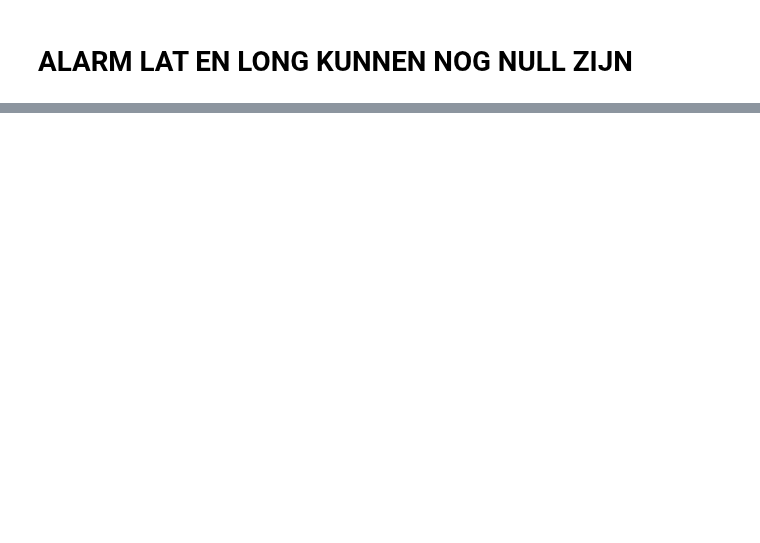
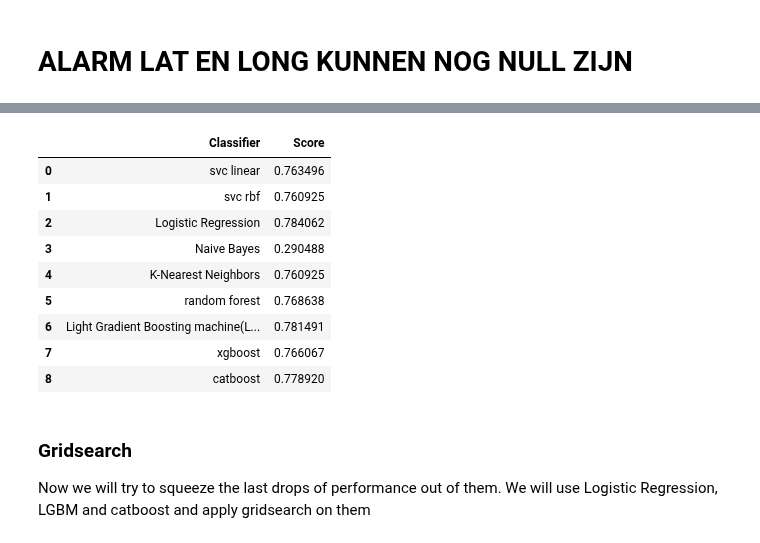
Before and after one commit to hikmatelhaj/machine-learning-project, a Jupyter notebook: sprint2raman2.ipynb, the cells around one changed output, grey strips where cells are left out. Drawn from its saved outputs; the diff is of its cells as text; code cells hidden in the pictures; blank space fills up the shorter version.

```diff
--- a/sprint2raman2.ipynb
+++ b/sprint2raman2.ipynb
@@ -357,0 +639,6 @@ X=np.concatenate((oh_cities,mh_encodings[0],mh_encodings[1],mh_encodings[2],mh_e
+# %%
+clf=RandomForestClassifier(300)
+clf.fit(X_train,y_train)
+mscore=clf.score(X_test,y_test)
+print("The score is: ",mscore)
+scores_list.append(mscore)
@@ -357,0 +649,6 @@ X=np.concatenate((oh_cities,mh_encodings[0],mh_encodings[1],mh_encodings[2],mh_e
+# %%
+clf=LGBMClassifier(random_state=0)
+clf.fit(X_train,y_train)
+mscore=clf.score(X_test,y_test)
+print("The score is: ",mscore)
+scores_list.append(mscore)
@@ -357,0 +659,6 @@ X=np.concatenate((oh_cities,mh_encodings[0],mh_encodings[1],mh_encodings[2],mh_e
+# %%
+clf=XGBClassifier(use_label_encoder=False,random_state=0)
+clf.fit(X_train,y_train)
+mscore=clf.score(X_test,y_test)
+print("The score is: ",mscore)
+scores_list.append(mscore)
@@ -357,0 +670,6 @@ X=np.concatenate((oh_cities,mh_encodings[0],mh_encodings[1],mh_encodings[2],mh_e
+# %%
+clf=CatBoostClassifier(random_state=0)
+clf.fit(X_train,y_train)
+mscore=clf.score(X_test,y_test)
+print("The score is: ",mscore)
+scores_list.append(mscore)
@@ -357,0 +708,17 @@ X=np.concatenate((oh_cities,mh_encodings[0],mh_encodings[1],mh_encodings[2],mh_e
+# %%
+sb=pd.DataFrame(list(zip(classifiers,scores_list)),columns=['Classifier','Score'])
+sb
+# %% [output]
+|  | Classifier | Score |
+| 0 | svc linear | 0.763496 |
+| 1 | svc rbf | 0.760925 |
+| 2 | Logistic Regression | 0.784062 |
+| 3 | Naive Bayes | 0.290488 |
+| 4 | K-Nearest Neighbors | 0.760925 |
+| 5 | random forest | 0.768638 |
+| 6 | Light Gradient Boosting machine(L... | 0.781491 |
+| 7 | xgboost | 0.766067 |
+| 8 | catboost | 0.778920 |
+# %% [markdown]
+### Gridsearch
+Now we will try to squeeze the last drops of performance out of them. We will use Logistic Regression, LGBM and catboost and apply gridsearch on them
```
Also changed, not shown: parts of 55 cells of this notebook, 4 other files.
